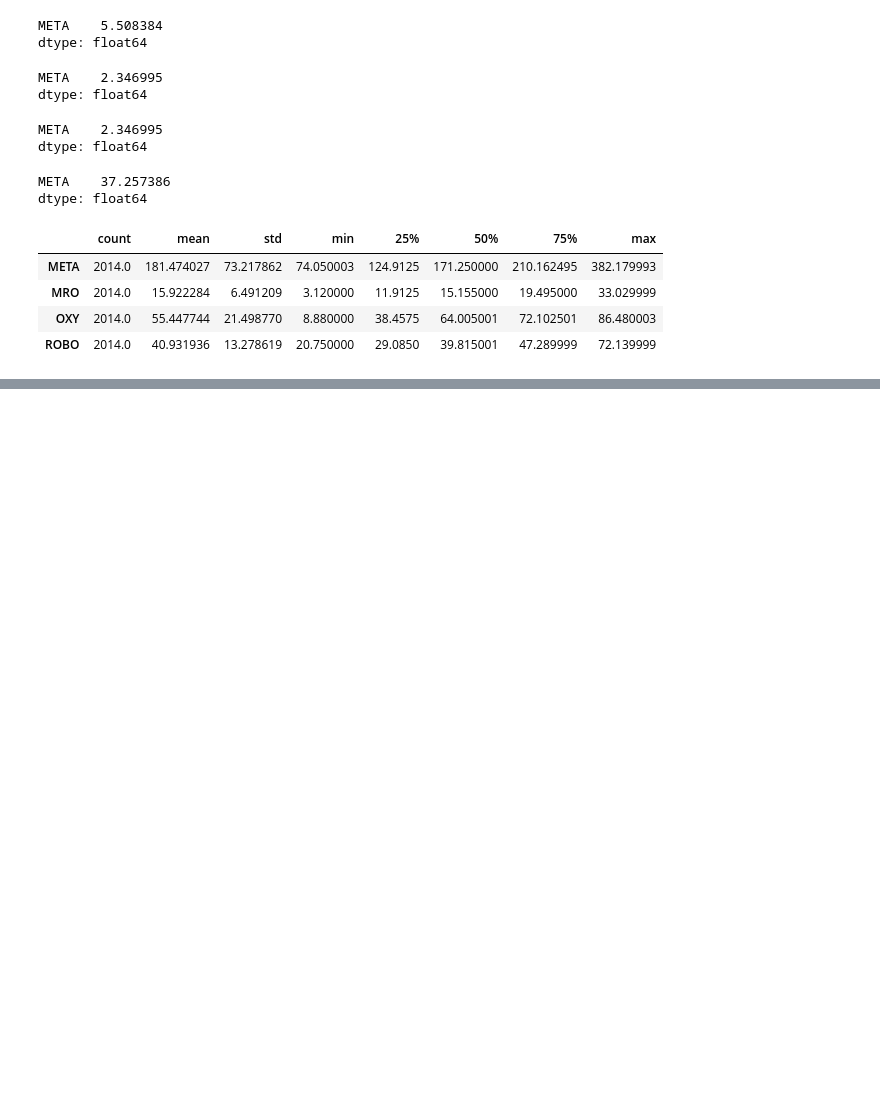
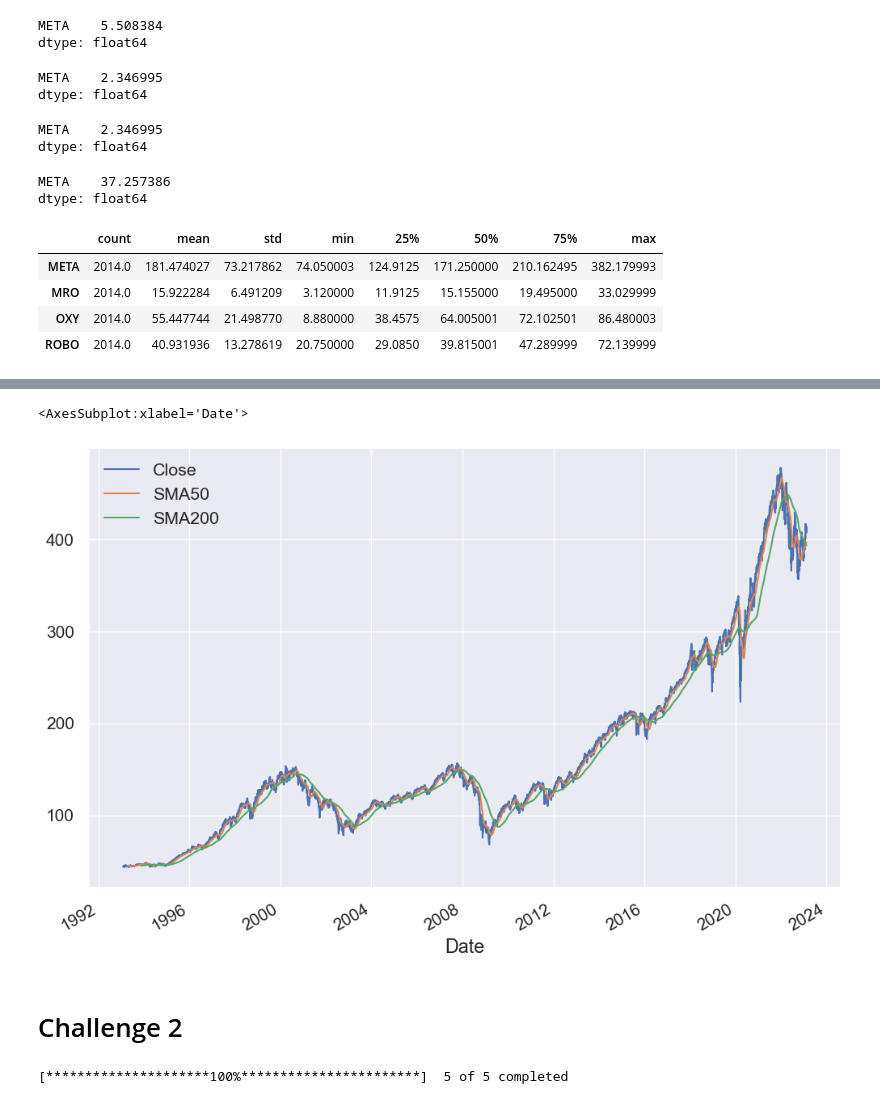
Before and after one commit to UditKarth/Quant, a Jupyter notebook: Algorithmic Trading Python.ipynb, the cells around one changed output, grey strips where cells are left out. Saved outputs shown, nothing was run; the diff lists cells and outputs as text; code cells hidden in the pictures; blank space fills up the shorter version.

```diff
--- a/Algorithmic Trading Python.ipynb
+++ b/Algorithmic Trading Python.ipynb
@@ -748,0 +754,13 @@ spy
+# %%
+spy["SMA200"] = spy.Close.rolling(window=200, min_periods = 200).mean()
+spy.plot(figsize=(12,8), fontsize=15)
+# %% [output]
+<AxesSubplot:xlabel='Date'>
+[figure, added]
+# %% [markdown]
+# Challenge 2
+# %%
+SMA = ["SPY", "AAPL", "PGC", "TSLA", "QQD"]
+sma = yf.download(SMA)
+# %% [output]
+[*********************100%***********************]  5 of 5 completed
```
Also changed, not shown: parts of 74 cells of this notebook.
